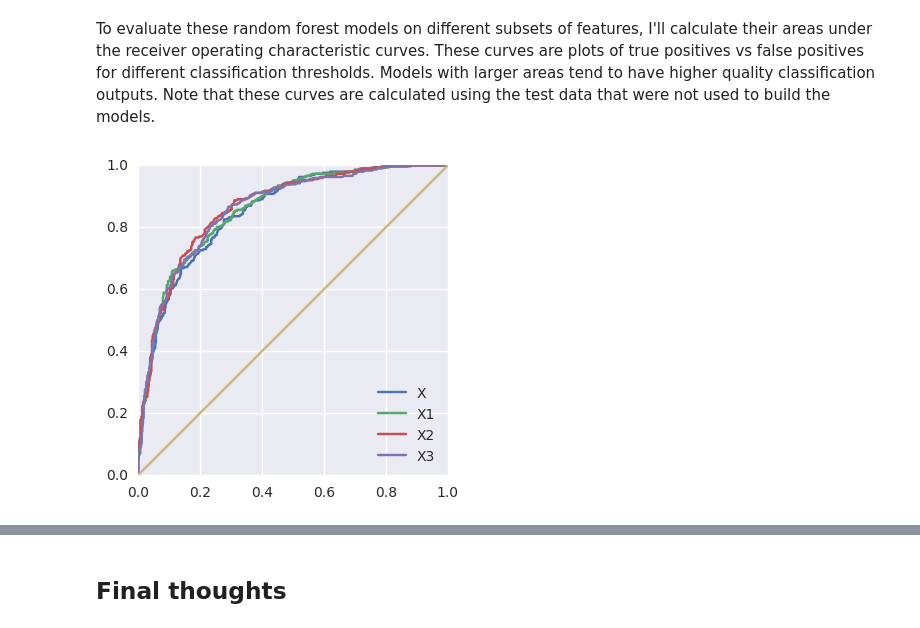
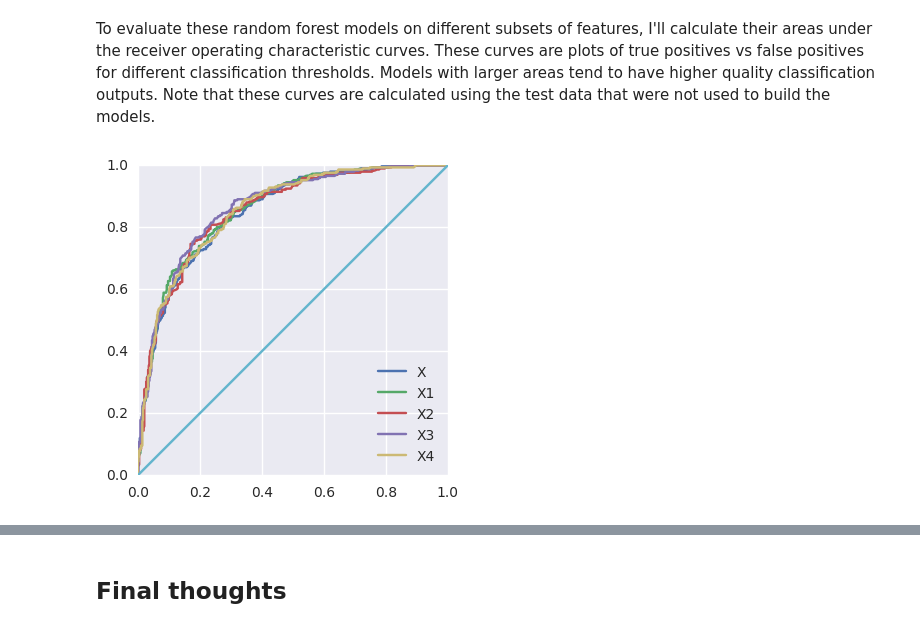
Before and after one commit to jasonpchang/pitchfx_sql, a Jupyter notebook: Notebooks/swing_prediction_models.ipynb, the cells around one changed output, grey strips where cells are left out. Saved outputs shown, nothing was run; the diff lists cells and outputs as text; code cells hidden in the pictures.

```diff
--- a/Notebooks/swing_prediction_models.ipynb
+++ b/Notebooks/swing_prediction_models.ipynb
@@ -359,7 +359,7 @@ From EDA, I found that many of the features where highly correlated. Therefore,
 corr_f = ['x', 'grad_x', 'y', 'grad_y', 'end_speed', 'grad_end_speed',
           'vy0', 'grad_vy0', 'pfx_x', 'grad_pfx_x', 'pfx_z',
           'grad_pfx_z', 'break_length', 'grad_break_length']
-X2 = X1.drop(corr_f, axis=1)
+X3 = X1.drop(corr_f, axis=1)
 # %% [markdown]
 Now I'll split the test and training sets as before, being sure to use the same seed. Then I'll run the random forest classifier and estimate the errors.
 # %%
@@ -395,20 +395,20 @@ Finally, I will remove the least important features from the list of features wi
 # remove binary features
 least_f = ['throws', 'pre_1b', 'pre_2b', 'pre_3b', 'prev_swing', 'is_top_inning', 'break_y', 'grad_break_y',
            'my_score', 'other_score', 'inning', 'pre_out', 'pre_strike', 'pre_balls']
-X3 = X2.drop(least_f, axis=1)
+X4 = X1.drop(least_f, axis=1)
 # %%
 # train test split
-X3_train, X3_test, y_train, y_test = split_data(X3, y, 0.7, 0)
+X4_train, X4_test, y_train, y_test = split_data(X4, y, 0.7, 0)
 # %%
 # initialize parameters
 seed = 1000
 nestimators = 1000
 
 # initialize classifiers
-rf3_fit = RandomForestClassifier(n_estimators=nestimators,
+rf4_fit = RandomForestClassifier(n_estimators=nestimators,
                                  criterion='gini',
                                  max_features='sqrt',
                                  random_state=seed,
-                                 oob_score=True,).fit(X3_train, y_train)
+                                 oob_score=True,).fit(X4_train, y_train)
 # %%
 # out-of-bag error
@@ -428,25 +428,26 @@ To evaluate these random forest models on different subsets of features, I'll ca
 # %%
 # import
 from sklearn.metrics import roc_curve
 
 # calculate false positive and true negative rates
 preds = [rf_fit.predict_proba(X_test)[:, 1],
          rf1_fit.predict_proba(X1_test)[:, 1],
          rf2_fit.predict_proba(X2_test)[:, 1],
-         rf3_fit.predict_proba(X3_test)[:, 1],]
-dats = ['X', 'X1', 'X2', 'X3']
+         rf3_fit.predict_proba(X3_test)[:, 1],
+         rf4_fit.predict_proba(X4_test)[:, 1],]
+dats = ['X', 'X1', 'X2', 'X3', 'X4']
 
 # plot curves
 fig, ax = plt.subplots()
 for pred in preds:
     false_pos, true_pos, _ = roc_curve(y_test, pred)
     ax.plot(false_pos, true_pos)
 ax.plot([0, 1], [0, 1])
 ax.legend(dats, loc=4)
 ax.set_aspect('equal', 'box')
 plt.show()
 # %% [output]
-[figure, old version]
+[figure, new version]
 # %%
 # import
 from sklearn.metrics import roc_auc_score
```
Also changed, not shown: parts of 16 cells of this notebook.
